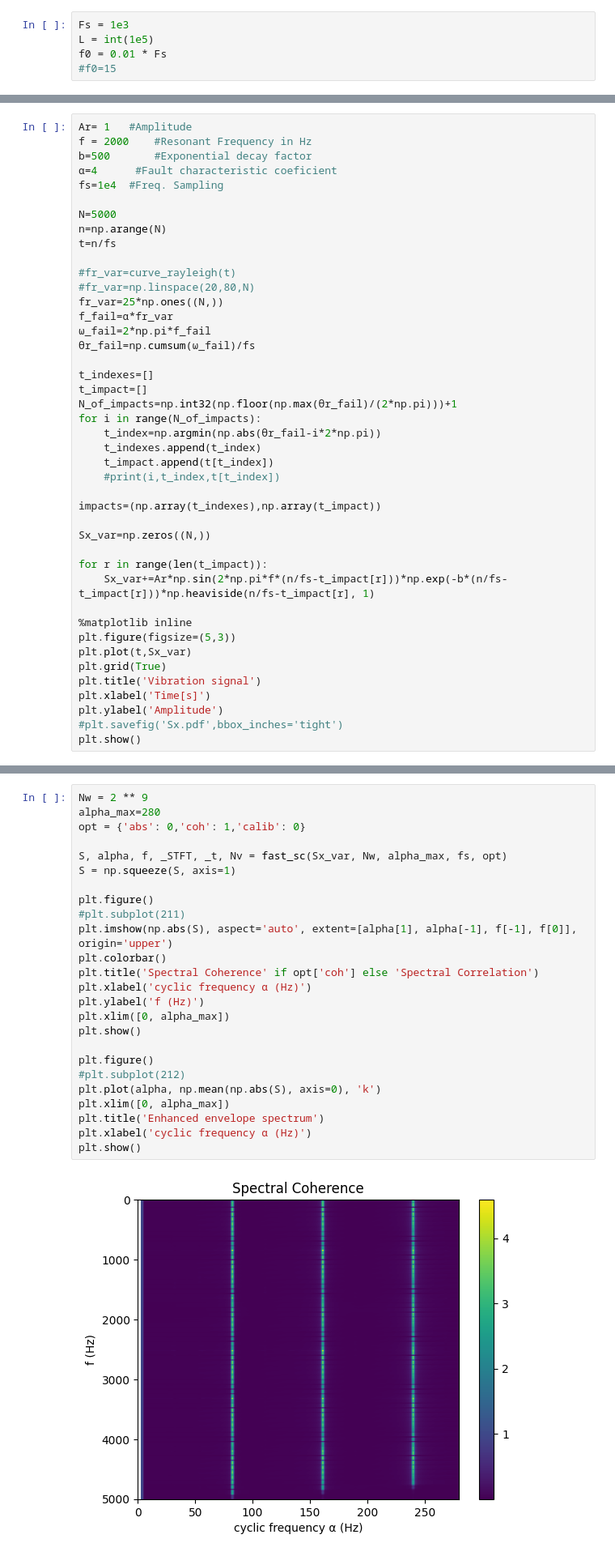
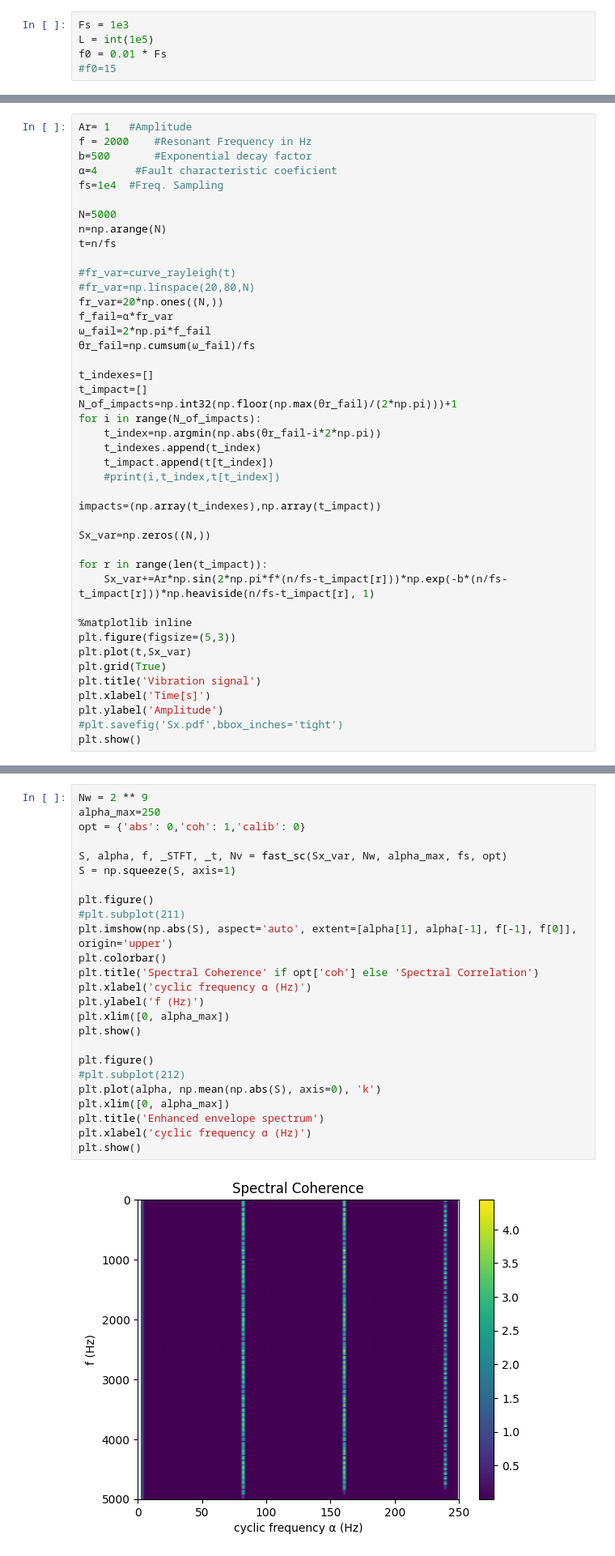
Before and after one commit to androdl96/GD_bearing, a Jupyter notebook: prueba_SC.ipynb, the cells around one changed output, grey strips where cells are left out. Shown at 81% size. Saved outputs shown, nothing was run; the diff lists cells and outputs as text.

```diff
--- a/prueba_SC.ipynb
+++ b/prueba_SC.ipynb
@@ -327,7 +327,7 @@ t=n/fs
 
 #fr_var=curve_rayleigh(t)
 #fr_var=np.linspace(20,80,N)
-fr_var=25*np.ones((N,))
+fr_var=20*np.ones((N,))
 f_fail=α*fr_var
 ω_fail=2*np.pi*f_fail
 θr_fail=np.cumsum(ω_fail)/fs
@@ -361,28 +361,28 @@ plt.show()
 [figure]
 # %%
 Nw = 2 ** 9
-alpha_max=280
+alpha_max=250
 opt = {'abs': 0,'coh': 1,'calib': 0}
 
 S, alpha, f, _STFT, _t, Nv = fast_sc(Sx_var, Nw, alpha_max, fs, opt)
 S = np.squeeze(S, axis=1)
 
 plt.figure()
 #plt.subplot(211)
 plt.imshow(np.abs(S), aspect='auto', extent=[alpha[1], alpha[-1], f[-1], f[0]], origin='upper')
 plt.colorbar()
 plt.title('Spectral Coherence' if opt['coh'] else 'Spectral Correlation')
 plt.xlabel('cyclic frequency α (Hz)')
 plt.ylabel('f (Hz)')
 plt.xlim([0, alpha_max])
 plt.show()
 
 plt.figure()
 #plt.subplot(212)
 plt.plot(alpha, np.mean(np.abs(S), axis=0), 'k')
 plt.xlim([0, alpha_max])
 plt.title('Enhanced envelope spectrum')
 plt.xlabel('cyclic frequency α (Hz)')
 plt.show()
 # %% [output]
-[figure, old version]
+[figure, new version]
```
Also changed, not shown: parts of 3 cells of this notebook.
